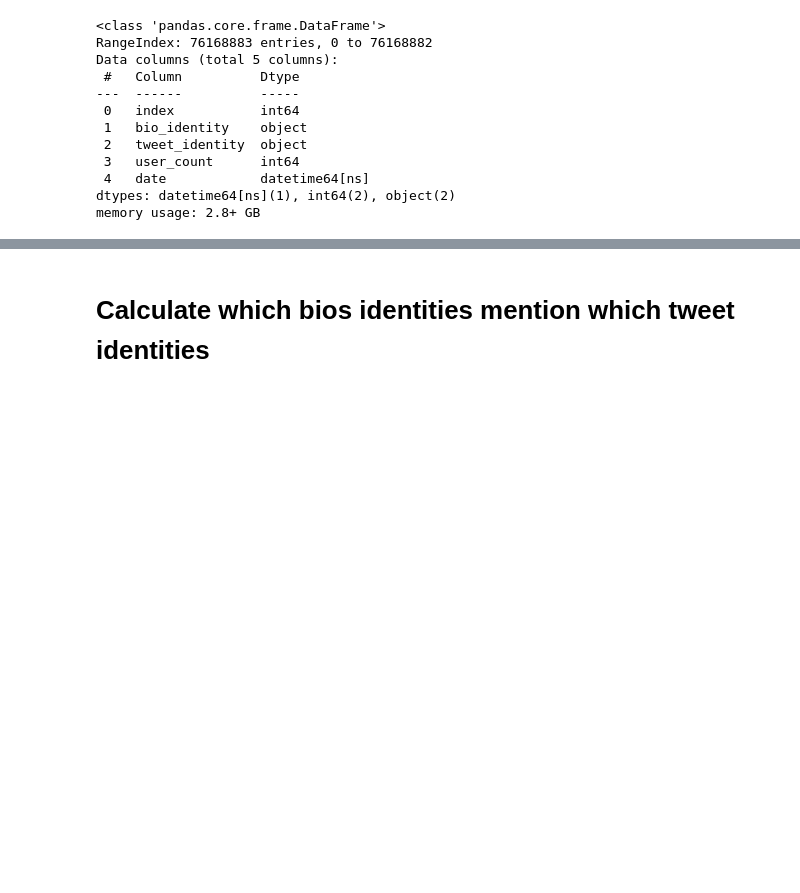
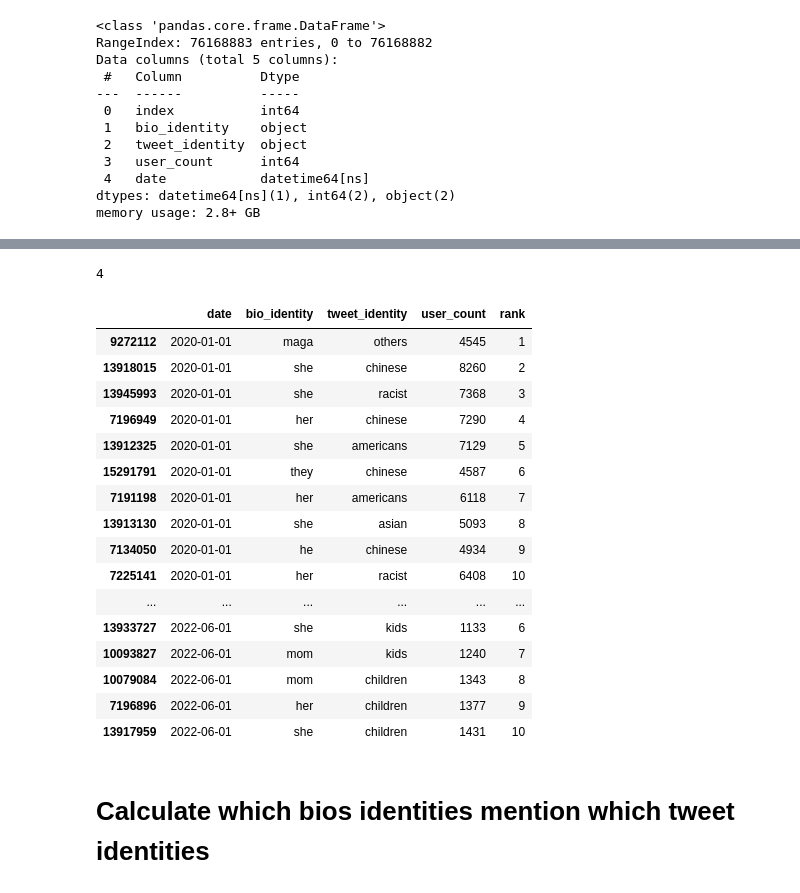
Before and after one commit to michaelmilleryoder/covid_identities, a Jupyter notebook: jupyter/bios_tweets_identities.ipynb, the cells around one changed output, grey strips where cells are left out. Cells and saved outputs as stored; diff of their text form; code cells hidden in the pictures; blank space fills up the shorter version.

Commit message:
updated analysis

```diff
--- a/jupyter/bios_tweets_identities.ipynb
+++ b/jupyter/bios_tweets_identities.ipynb
@@ -59,0 +97,5 @@ top_monthly
+# %%
+# Load from pickle
+import pandas as pd
+gped = pd.read_pickle('../tmp/bio_tweet_identities_monthly.pkl')
+gped.info()
@@ -59,0 +114,4 @@ top_monthly
+# %%
+gped = gped.sort_values(['date', 'user_count'], ascending=False)
+gped.info()
+gped.head()
@@ -60,3 +136,40 @@ top_monthly
+# %%
+pd.set_option('display.max_rows', None)
+from itertools import cycle
+
+top_monthly = {} # by number of top terms to keep
+for nterms in [10, 20, 100, 1000]:
+    top_monthly[nterms] = gped.groupby('date').head(nterms).sort_values('date')
+    top_monthly[nterms] = top_monthly[nterms][['date', 'bio_identity', 'tweet_identity', 'user_count']]
+    seq = cycle(range(1,nterms+1))
+    top_monthly[nterms]['rank'] = [next(seq) for count in range(top_monthly[nterms].shape[0])]
+
+    # Save out
+    top_monthly[nterms].to_csv(f'../output/analysis/top{nterms}_bio_tweet_identities.csv', index=False)
+
+len(top_monthly)
+# %% [output]
+4
+# %%
+top_monthly[10]
+# %% [output]
+|  | date | bio_identity | tweet_identity | user_count | rank |
+| 9272112 | 2020-01-01 | maga | others | 4545 | 1 |
+| 13918015 | 2020-01-01 | she | chinese | 8260 | 2 |
+| 13945993 | 2020-01-01 | she | racist | 7368 | 3 |
+| 7196949 | 2020-01-01 | her | chinese | 7290 | 4 |
+| 13912325 | 2020-01-01 | she | americans | 7129 | 5 |
+| 15291791 | 2020-01-01 | they | chinese | 4587 | 6 |
+| 7191198 | 2020-01-01 | her | americans | 6118 | 7 |
+| 13913130 | 2020-01-01 | she | asian | 5093 | 8 |
+| 7134050 | 2020-01-01 | he | chinese | 4934 | 9 |
+| 7225141 | 2020-01-01 | her | racist | 6408 | 10 |
+| ... | ... | ... | ... | ... | ... |
+| 13933727 | 2022-06-01 | she | kids | 1133 | 6 |
+| 10093827 | 2022-06-01 | mom | kids | 1240 | 7 |
+| 10079084 | 2022-06-01 | mom | children | 1343 | 8 |
+| 7196896 | 2022-06-01 | her | children | 1377 | 9 |
+| 13917959 | 2022-06-01 | she | children | 1431 | 10 |
 # %% [markdown]
 # Calculate which bios identities mention which tweet identities
 # %%
```
Also changed, not shown: parts of 14 cells of this notebook, 3 other files.
